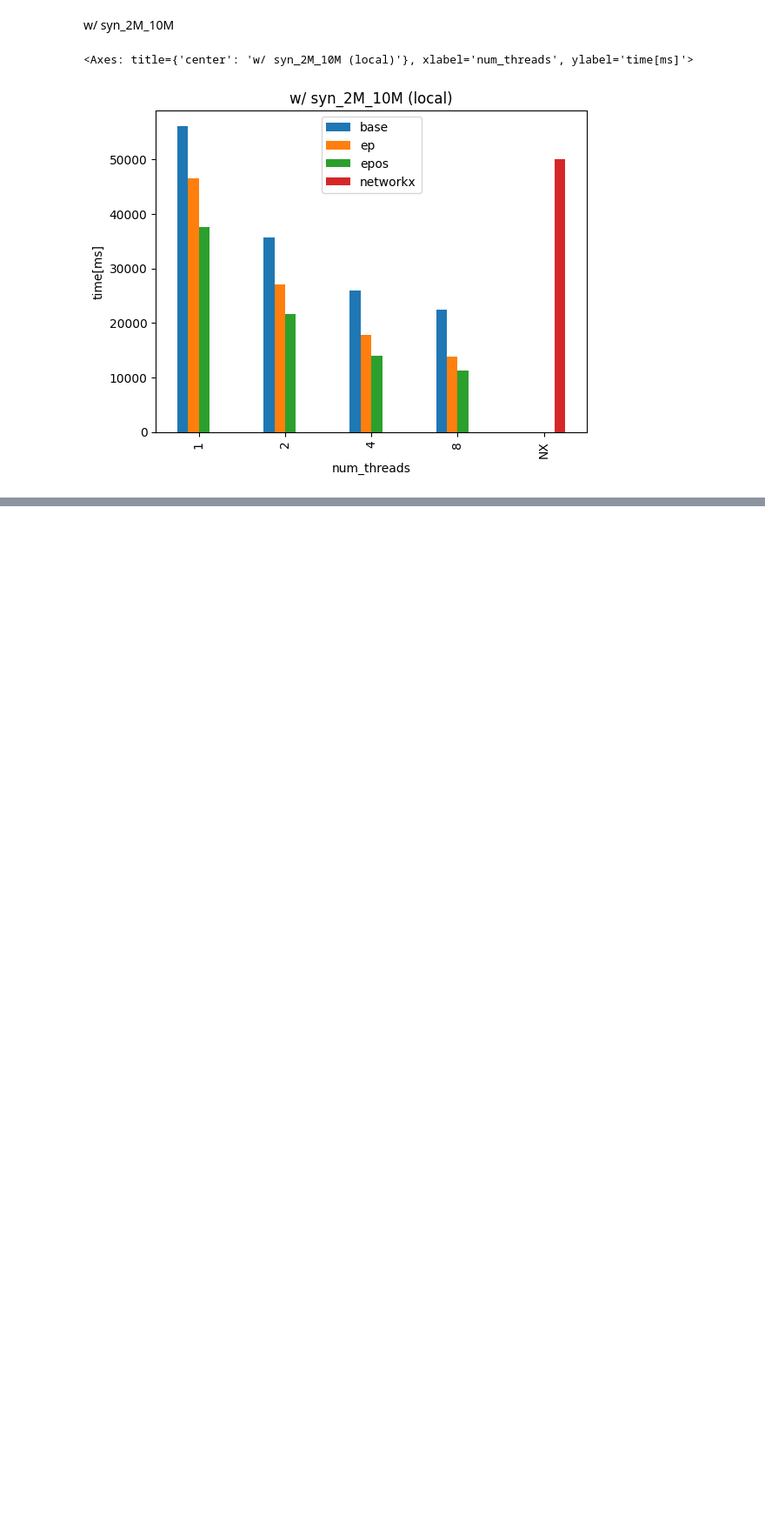
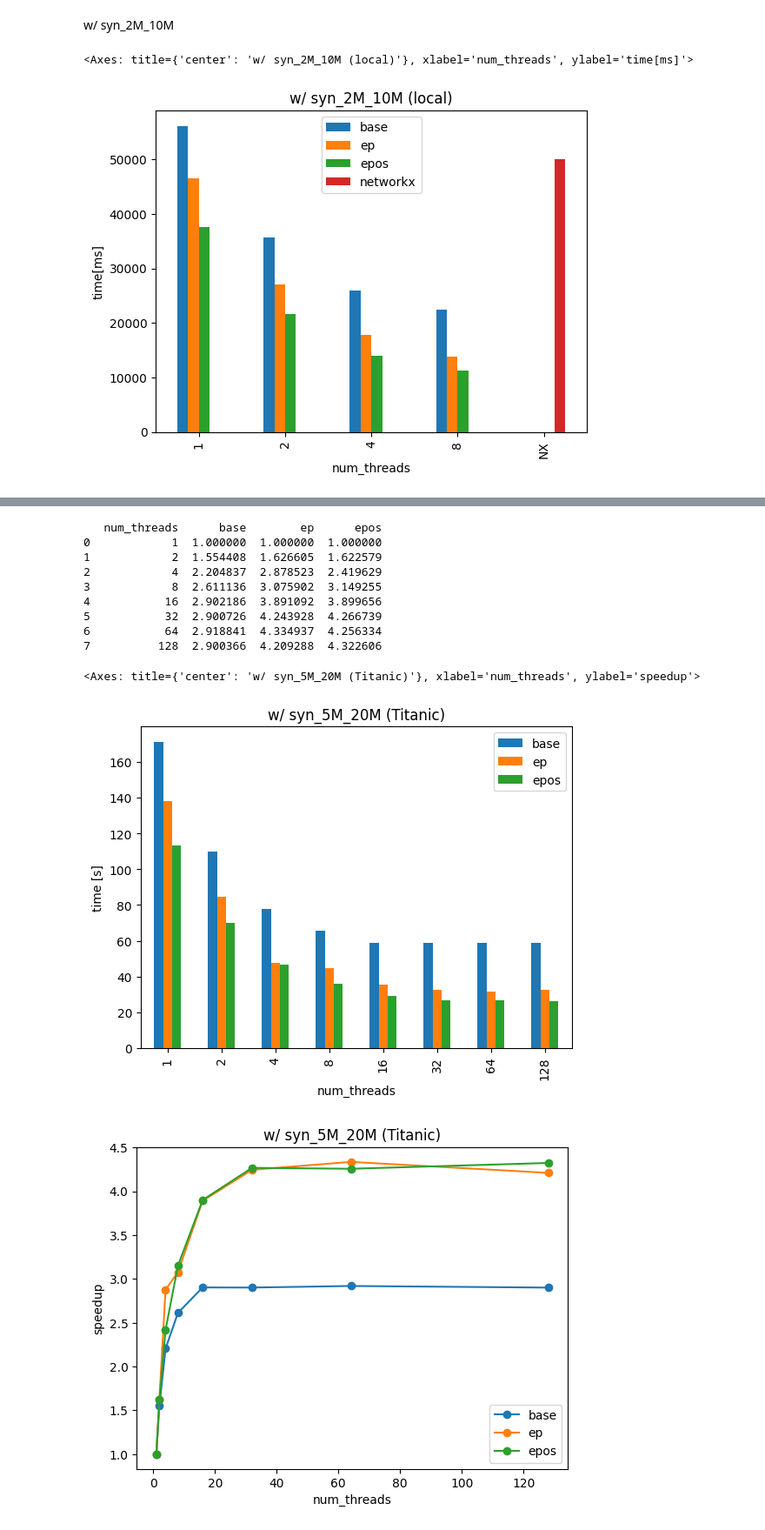
Before and after one commit to dSampietro/Rusty-CRACKER, a Jupyter notebook: plotting/nbk.ipynb, the cells around one changed output, grey strips where cells are left out. Shown: that part at 87% size. Saved outputs shown, nothing was run; the diff lists cells and outputs as text; code cells hidden in the pictures; blank space fills up the shorter version.

```diff
--- a/plotting/nbk.ipynb
+++ b/plotting/nbk.ipynb
@@ -32,0 +61,28 @@ info\
+# %%
+info = pd.read_csv("syn_5M_20M_diffThread.csv", comment='%')
+info[["base", "ep", "epos"]] = info[["base", "ep", "epos"]] / 1000
+
+info\
+    .plot(x="num_threads", ylabel="time [s]", kind="bar", title="w/ syn_5M_20M (Titanic)")
+
+
+cols = ["base", "ep", "epos"]
+info[cols] = info.iloc[0][cols].div(info[cols])
+
+print(info)
+
+info\
+    .plot(x="num_threads", ylabel="speedup", kind="line", marker='o', title="w/ syn_5M_20M (Titanic)")
+# %% [output]
+   num_threads      base        ep      epos
+0            1  1.000000  1.000000  1.000000
+1            2  1.554408  1.626605  1.622579
+2            4  2.204837  2.878523  2.419629
+3            8  2.611136  3.075902  3.149255
+4           16  2.902186  3.891092  3.899656
+5           32  2.900726  4.243928  4.266739
+6           64  2.918841  4.334937  4.256334
+7          128  2.900366  4.209288  4.322606
+<Axes: title={'center': 'w/ syn_5M_20M (Titanic)'}, xlabel='num_threads', ylabel='speedup'>
+[figure, added]
+[figure, added]
```
Also changed, not shown: parts of 3 cells of this notebook.
